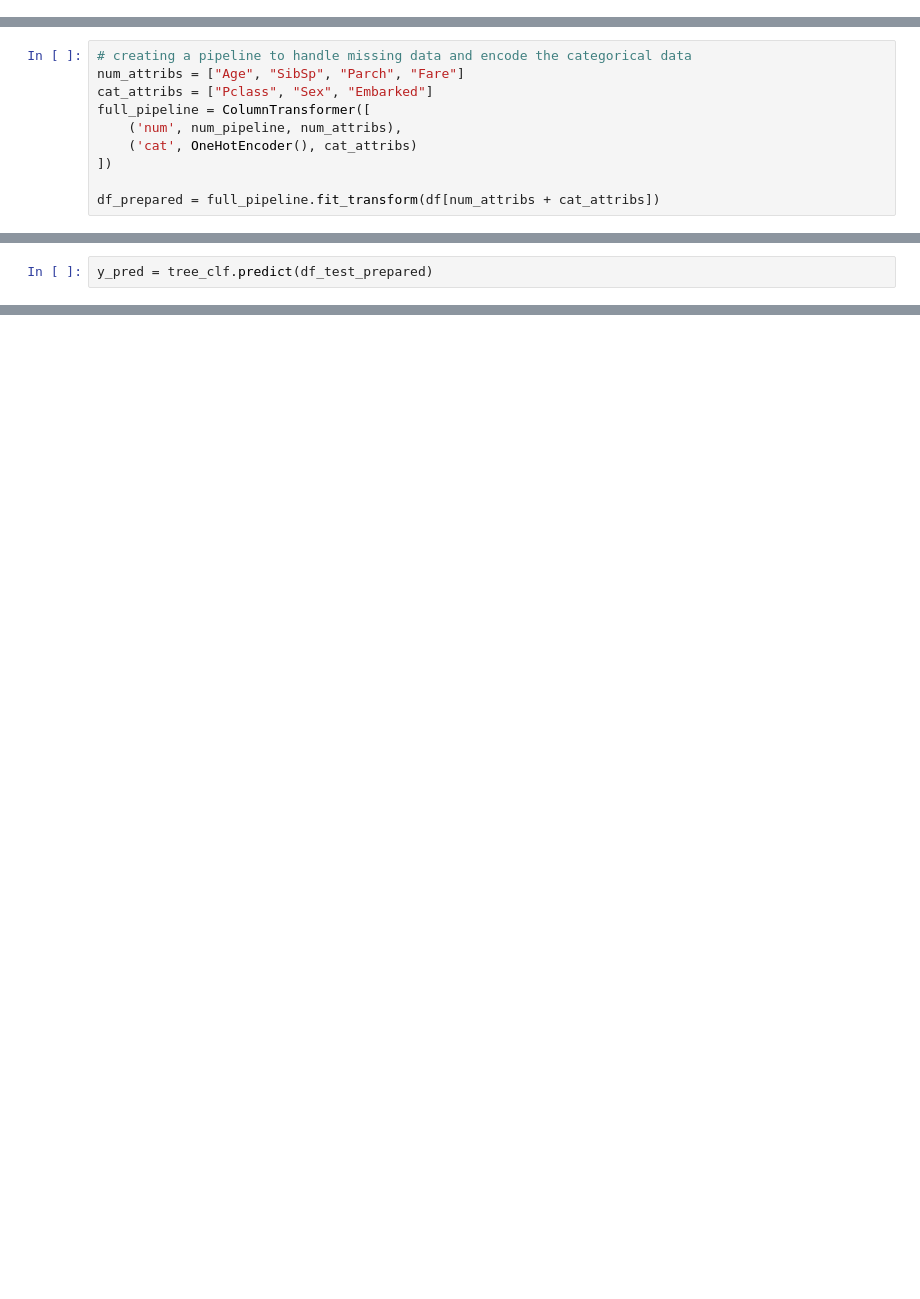
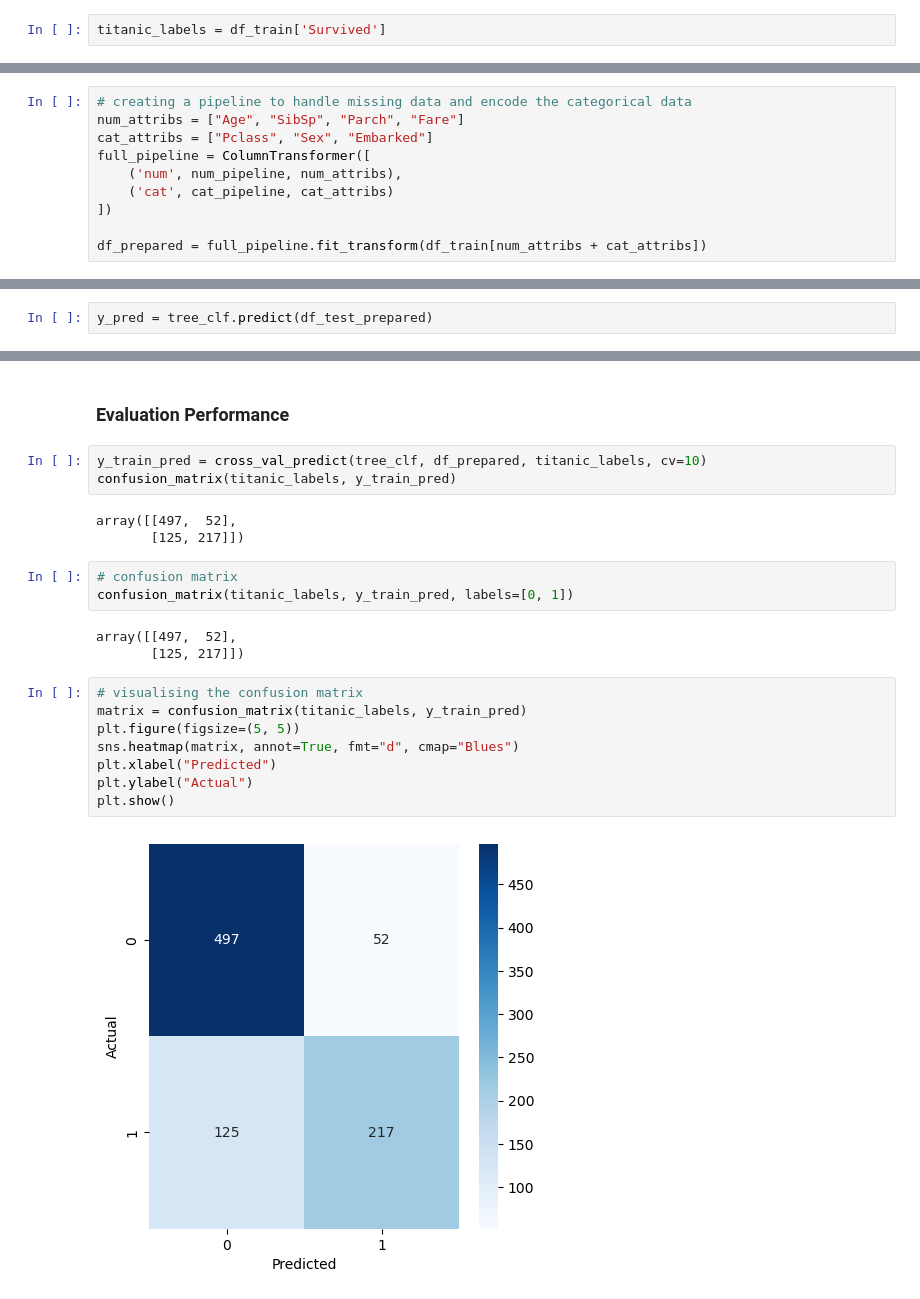
Before and after one commit to mwisechacha/titanic-survival-prediction, a Jupyter notebook: classification.ipynb, the cells around one changed output, grey strips where cells are left out. Cells and saved outputs as stored; diff of their text form; blank space fills up the shorter version.

```diff
--- a/classification.ipynb
+++ b/classification.ipynb
@@ -340,3 +355,5 @@ titanic_labels = df_num['Survived'].copy()
+# %%
+titanic_labels = df_train['Survived']
 # %%
 num_pipeline = Pipeline([
     ('imputer', SimpleImputer(strategy='median')),
@@ -353,10 +370,10 @@ num_attribs = ["Age", "SibSp", "Parch", "Fare"]
 cat_attribs = ["Pclass", "Sex", "Embarked"]
 full_pipeline = ColumnTransformer([
     ('num', num_pipeline, num_attribs),
-    ('cat', OneHotEncoder(), cat_attribs)
+    ('cat', cat_pipeline, cat_attribs)
 ])
 
-df_prepared = full_pipeline.fit_transform(df[num_attribs + cat_attribs])
+df_prepared = full_pipeline.fit_transform(df_train[num_attribs + cat_attribs])
 # %%
 df_prepared.shape
 # %% [output]
@@ -469,0 +469,24 @@ tree_scores.mean()
+# %% [markdown]
+### Evaluation Performance
+# %%
+y_train_pred = cross_val_predict(tree_clf, df_prepared, titanic_labels, cv=10)
+confusion_matrix(titanic_labels, y_train_pred)
+# %% [output]
+array([[497,  52],
+       [125, 217]])
+# %%
+# confusion matrix
+confusion_matrix(titanic_labels, y_train_pred, labels=[0, 1])
+# %% [output]
+array([[497,  52],
+       [125, 217]])
+# %%
+# visualising the confusion matrix
+matrix = confusion_matrix(titanic_labels, y_train_pred)
+plt.figure(figsize=(5, 5))
+sns.heatmap(matrix, annot=True, fmt="d", cmap="Blues")
+plt.xlabel("Predicted")
+plt.ylabel("Actual")
+plt.show()
+# %% [output]
+[figure, added]
```
Also changed, not shown: parts of 32 cells of this notebook.
